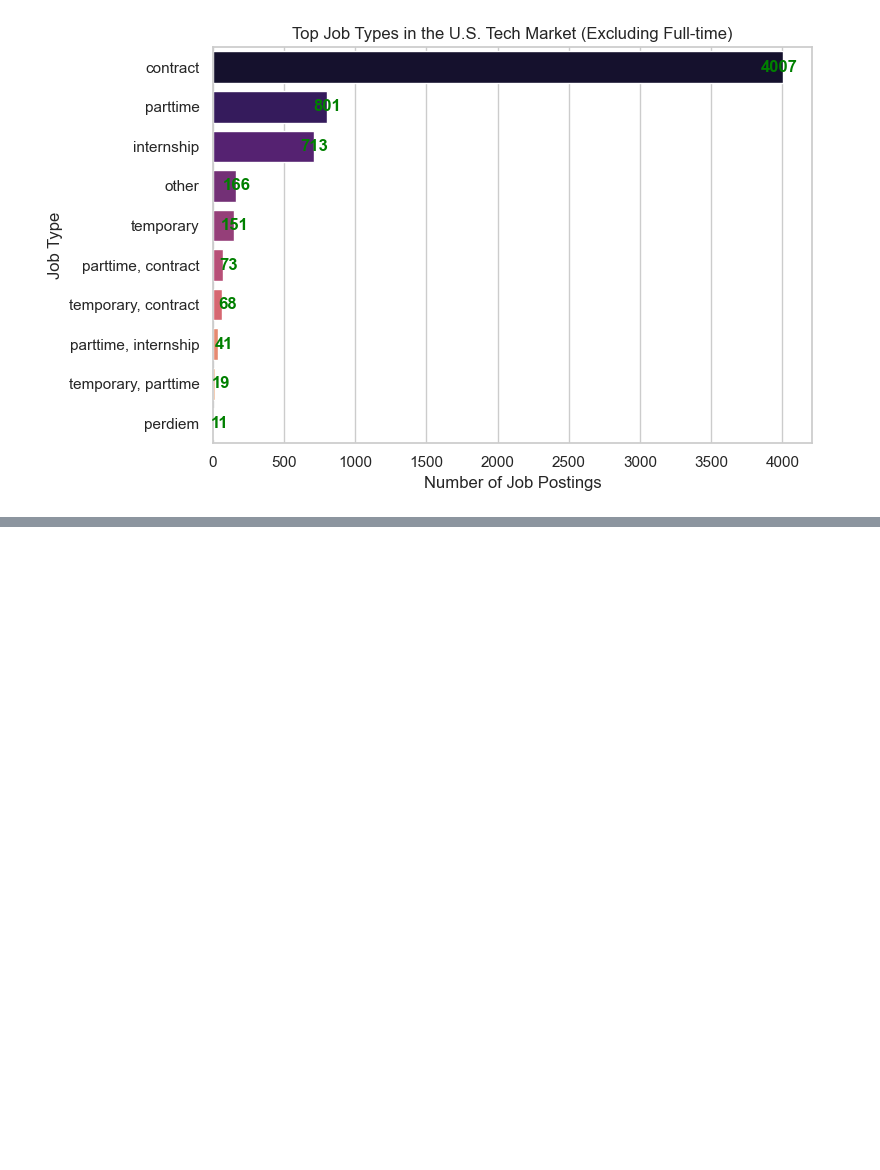
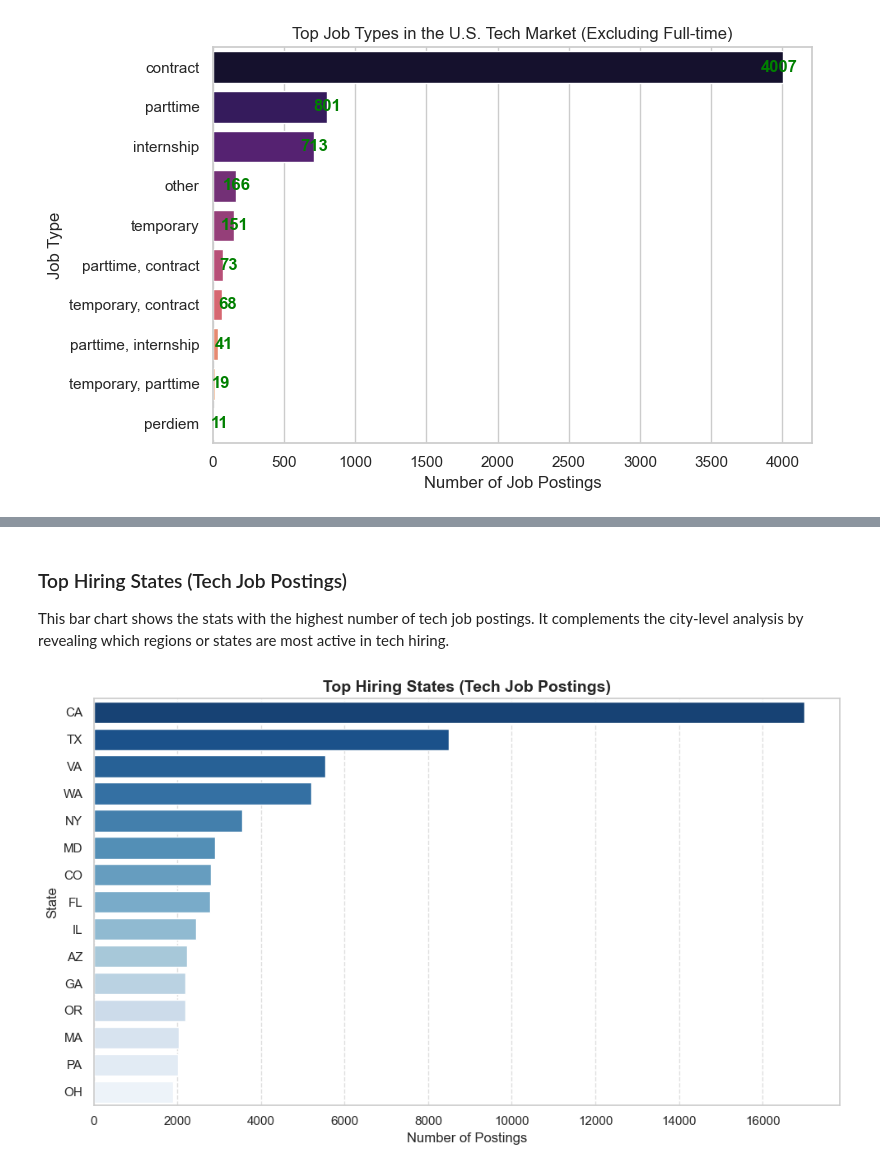
Before and after one commit to HCBrooks-lab/Job-Data, a Jupyter notebook: US_Tech_Job_Analysis.ipynb, the cells around one changed output, grey strips where cells are left out. Drawn from its saved outputs; the diff is of its cells as text; code cells hidden in the pictures; blank space fills up the shorter version.

```diff
--- a/US_Tech_Job_Analysis.ipynb
+++ b/US_Tech_Job_Analysis.ipynb
@@ -239,0 +238,43 @@ plt.show()
+# %% [markdown]
+### Top Hiring States (Tech Job Postings)
+This bar chart shows the stats with the highest number of tech job postings. It complements the city-level analysis by revealing which regions or states are most active in tech hiring.
+# %%
+if "state" not in df.columns:
+    raise ValueError("The dataset does not include a 'state' column.")
+
+df["state"] = df["state"].astype(str).str.strip()
+valid_states = {
+    "AL","AK","AZ","AR","CA","CO","CT","DE","FL","GA","HI","ID","IL","IN","IA","KS","KY",
+    "LA","ME","MD","MA","MI","MN","MS","MO","MT","NE","NV","NH","NJ","NM","NY","NC","ND",
+    "OH","OK","OR","PA","RI","SC","SD","TN","TX","UT","VT","VA","WA","WV","WI","WY","DC"
+}
+bad_tokens = {"", "nan", "na", "n/a", "none", "null", "us"}
+
+df = df[~df["state"].str.lower().isin(bad_tokens)]
+df = df[df["state"].str.upper().isin(valid_states)]
+
+
+state_counts = (
+    df.groupby("state")
+      .size()
+      .sort_values(ascending = False)
+      .head(15)
+      .reset_index(name = "postings")
+)
+
+plt.figure(figsize = (10, 6))
+sns.barplot(
+    data = state_counts,
+    x = "postings",
+    y = "state",
+    palette = "Blues_r"
+)
+plt.title("Top Hiring States (Tech Job Postings)", fontsize = 14, weight = "bold")
+plt.xlabel("Number of Postings")
+plt.ylabel("State")
+plt.grid(axis = "x", linestyle = "--", alpha = 0.6)
+plt.tight_layout()
+plt.savefig("top_hiring_states.png", dpi = 300)
+plt.show()
+# %% [output]
+[figure, added]
```
Also changed, not shown: parts of 14 cells of this notebook.
